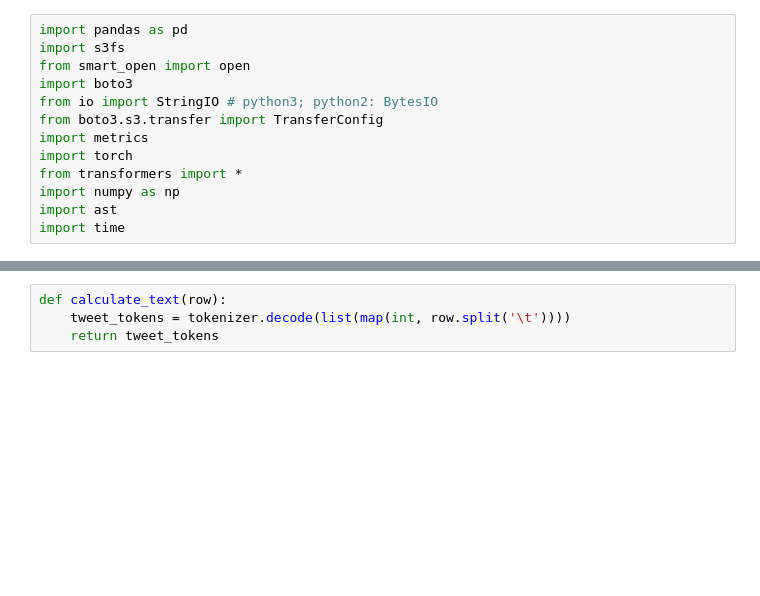
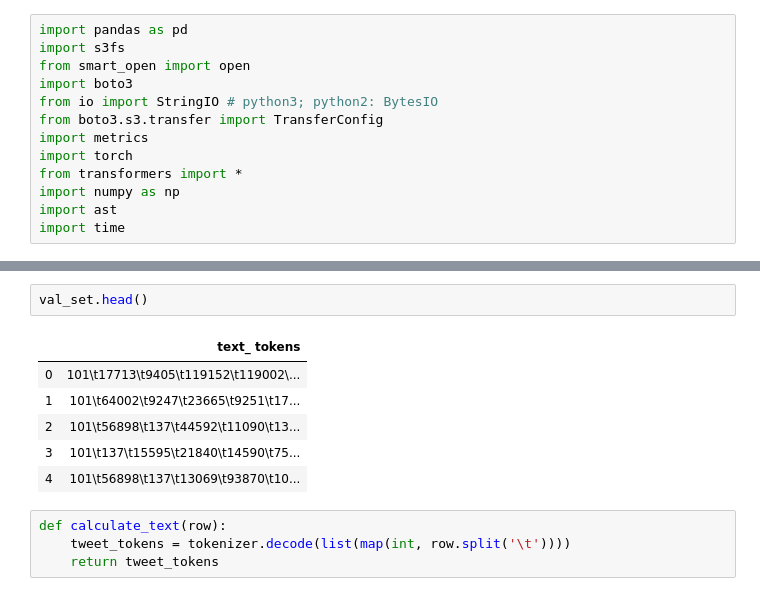
Before and after one commit to sumitsidana/recsys_challenge_2020, a Jupyter notebook: TweetText.ipynb, the cells around one changed output, grey strips where cells are left out. Drawn from its saved outputs; the diff is of its cells as text; blank space fills up the shorter version.

```diff
--- a/TweetText.ipynb
+++ b/TweetText.ipynb
@@ -23,3 +32,12 @@ train_set.head()
+# %%
+val_set.head()
+# %% [output]
+|  | text_ tokens |
+| 0 | 101\t17713\t9405\t119152\t119002\... |
+| 1 | 101\t64002\t9247\t23665\t9251\t17... |
+| 2 | 101\t56898\t137\t44592\t11090\t13... |
+| 3 | 101\t137\t15595\t21840\t14590\t75... |
+| 4 | 101\t56898\t137\t13069\t93870\t10... |
 # %%
 def calculate_text(row):
     tweet_tokens = tokenizer.decode(list(map(int, row.split('\t'))))
```
Also changed, not shown: parts of 8 cells of this notebook, 1 other file.
